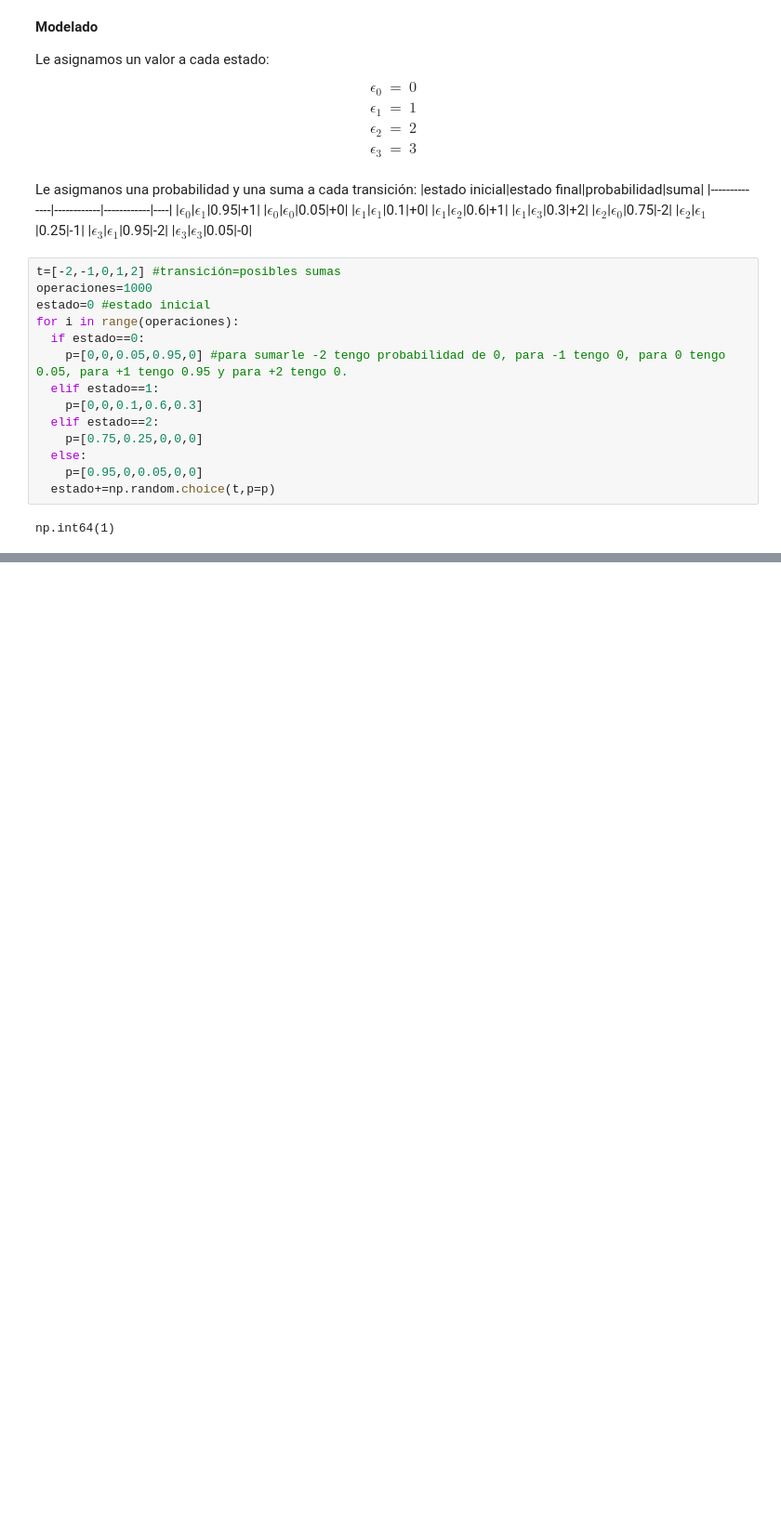
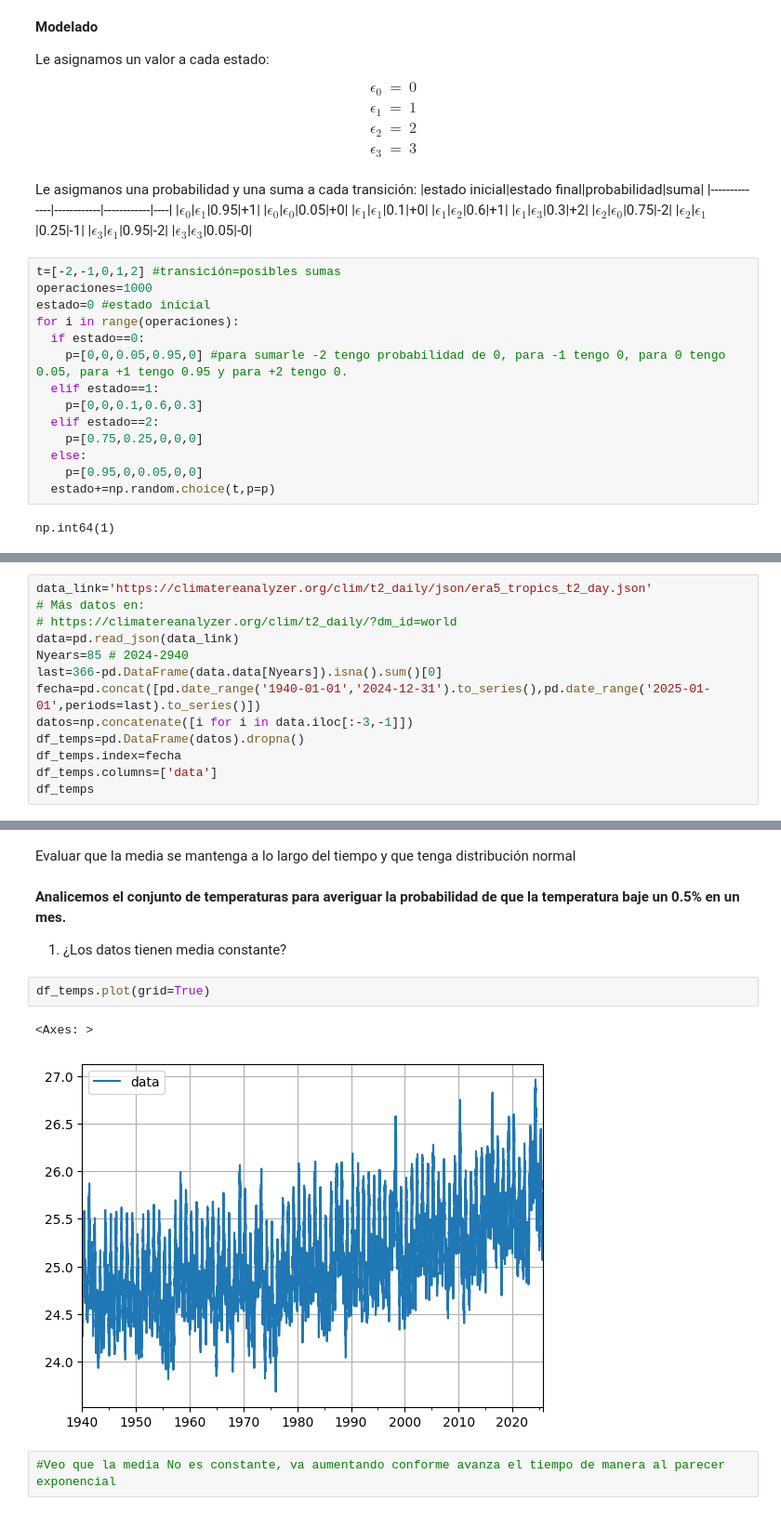
Before and after one commit to CamilaToS/Simulacion_Matematica_2025, a Jupyter notebook: NotasSEMANA10.ipynb, the cells around one changed output, grey strips where cells are left out. Shown at 93% size. Saved outputs shown, nothing was run; the diff lists cells and outputs as text; blank space fills up the shorter version.

```diff
--- a/NotasSEMANA10.ipynb
+++ b/NotasSEMANA10.ipynb
@@ -147,0 +178,13 @@ np.int64(1)
+# %%
+data_link='https://climatereanalyzer.org/clim/t2_daily/json/era5_tropics_t2_day.json'
+# Más datos en:
+# https://climatereanalyzer.org/clim/t2_daily/?dm_id=world
+data=pd.read_json(data_link)
+Nyears=85 # 2024-2940
+last=366-pd.DataFrame(data.data[Nyears]).isna().sum()[0]
+fecha=pd.concat([pd.date_range('1940-01-01','2024-12-31').to_series(),pd.date_range('2025-01-01',periods=last).to_series()])
+datos=np.concatenate([i for i in data.iloc[:-3,-1]])
+df_temps=pd.DataFrame(datos).dropna()
+df_temps.index=fecha
+df_temps.columns=['data']
+df_temps
@@ -147,0 +205,13 @@ np.int64(1)
+# %% [markdown]
+Evaluar que la media se mantenga a lo largo del tiempo y que tenga distribución normal
+# %% [markdown]
+**Analicemos el conjunto de temperaturas para averiguar la probabilidad de que la temperatura baje un 0.5% en un mes.**
+
+1. ¿Los datos tienen media constante?
+# %%
+df_temps.plot(grid=True)
+# %% [output]
+<Axes: >
+[figure, added]
+# %%
+#Veo que la media No es constante, va aumentando conforme avanza el tiempo de manera al parecer exponencial
```
Also changed, not shown: parts of 30 cells of this notebook.
